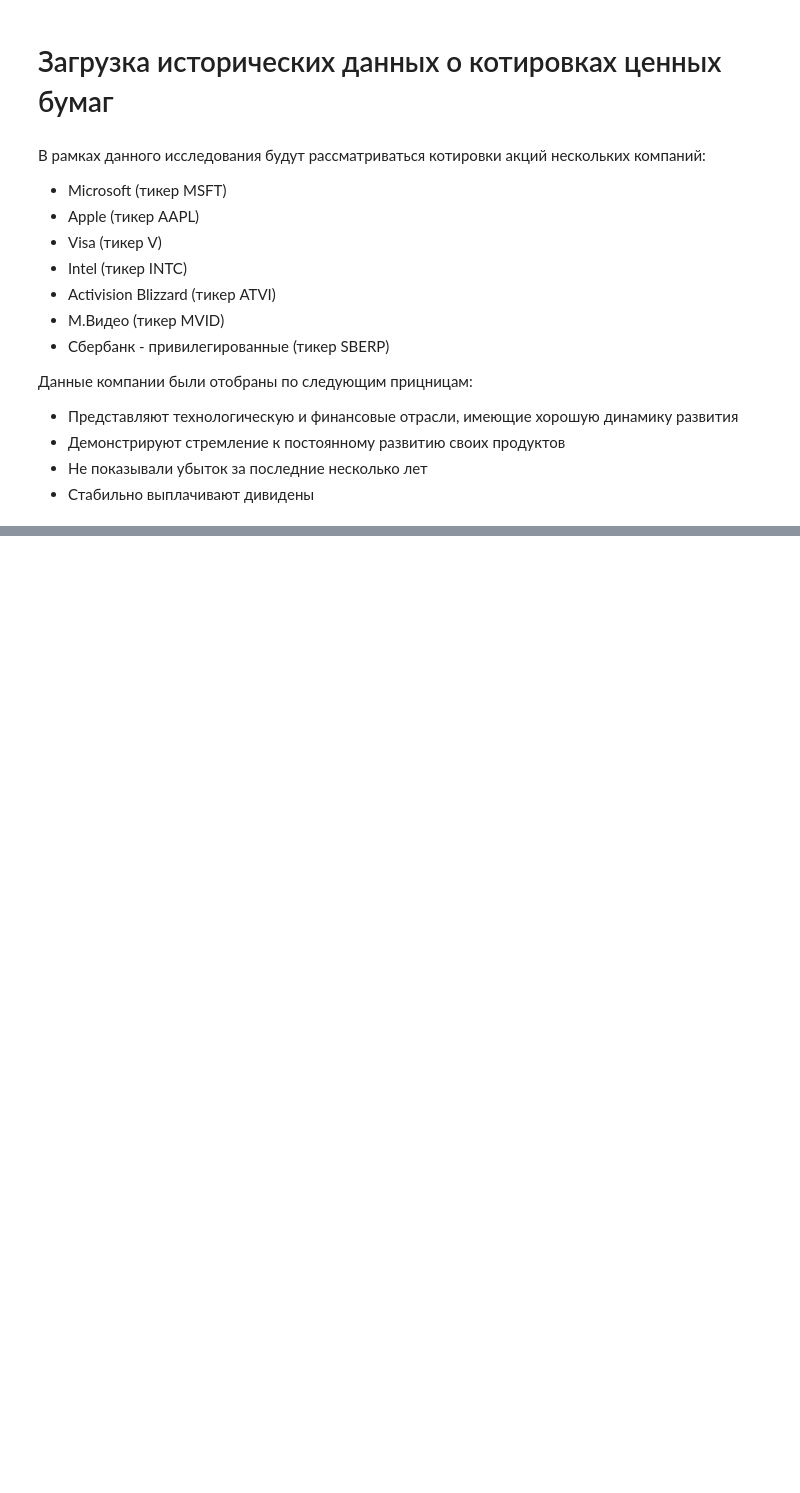
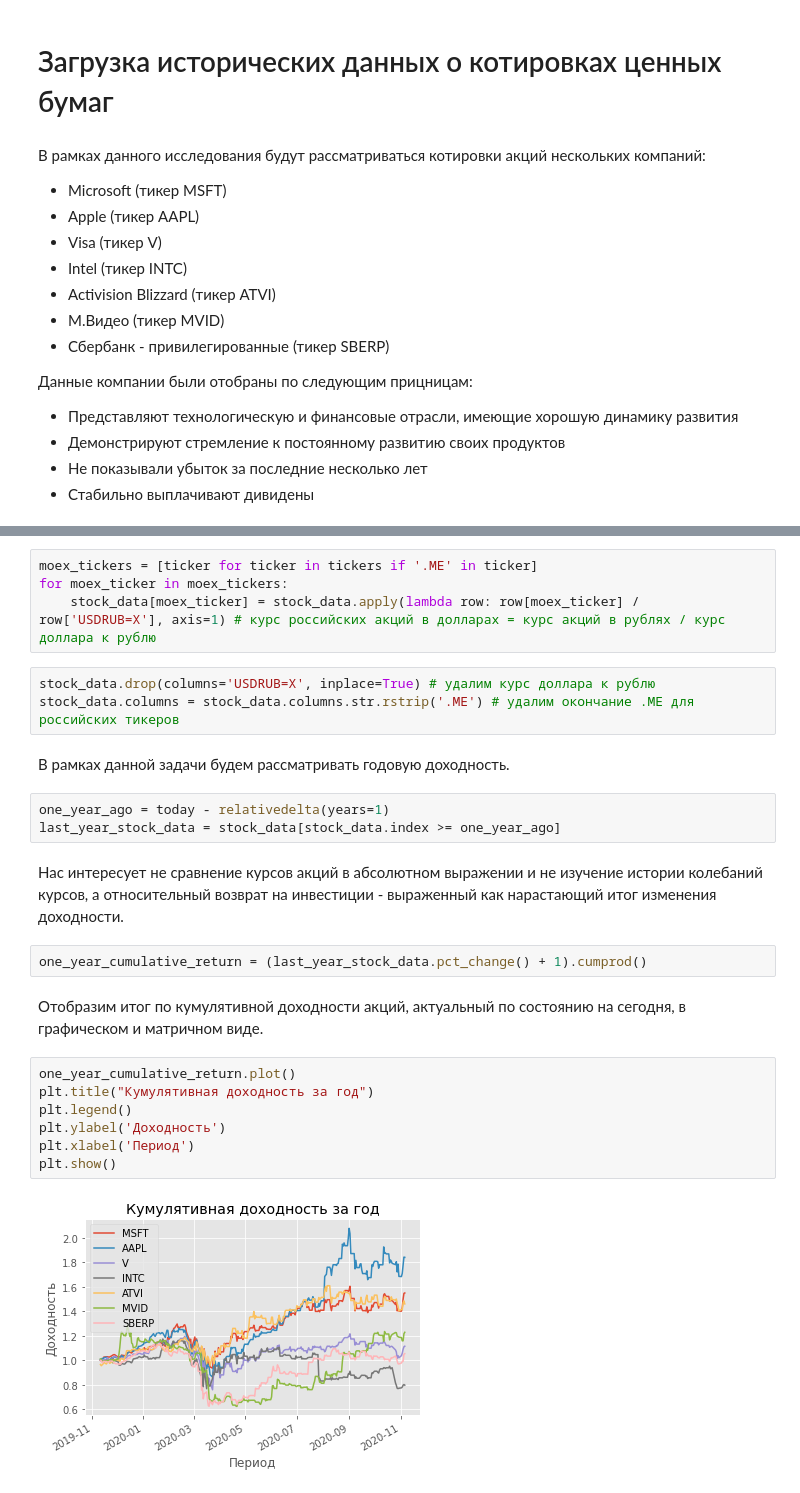
Before and after one commit to mikhpo/investment-analysis, a Jupyter notebook: stock_data.ipynb, the cells around one changed output, grey strips where cells are left out. Cells and saved outputs as stored; diff of their text form; blank space fills up the shorter version.

```diff
--- a/stock_data.ipynb
+++ b/stock_data.ipynb
@@ -57,0 +54,27 @@ plt.show()
+# %%
+moex_tickers = [ticker for ticker in tickers if '.ME' in ticker]
+for moex_ticker in moex_tickers:
+    stock_data[moex_ticker] = stock_data.apply(lambda row: row[moex_ticker] / row['USDRUB=X'], axis=1) # курс российских акций в долларах = курс акций в рублях / курс доллара к рублю
+# %%
+stock_data.drop(columns='USDRUB=X', inplace=True) # удалим курс доллара к рублю
+stock_data.columns = stock_data.columns.str.rstrip('.ME') # удалим окончание .ME для российских тикеров
+# %% [markdown]
+В рамках данной задачи будем рассматривать годовую доходность.
+# %%
+one_year_ago = today - relativedelta(years=1)
+last_year_stock_data = stock_data[stock_data.index >= one_year_ago]
+# %% [markdown]
+Нас интересует не сравнение курсов акций в абсолютном выражении и не изучение истории колебаний курсов, а относительный возврат на инвестиции - выраженный как нарастающий итог изменения доходности.
+# %%
+one_year_cumulative_return = (last_year_stock_data.pct_change() + 1).cumprod()
+# %% [markdown]
+Отобразим итог по кумулятивной доходности акций, актуальный по состоянию на сегодня, в графическом и матричном виде.
+# %%
+one_year_cumulative_return.plot()
+plt.title("Кумулятивная доходность за год")
+plt.legend()
+plt.ylabel('Доходность')
+plt.xlabel('Период')
+plt.show()
+# %% [output]
+[figure, added]
```
Also changed, not shown: parts of 12 cells of this notebook.
